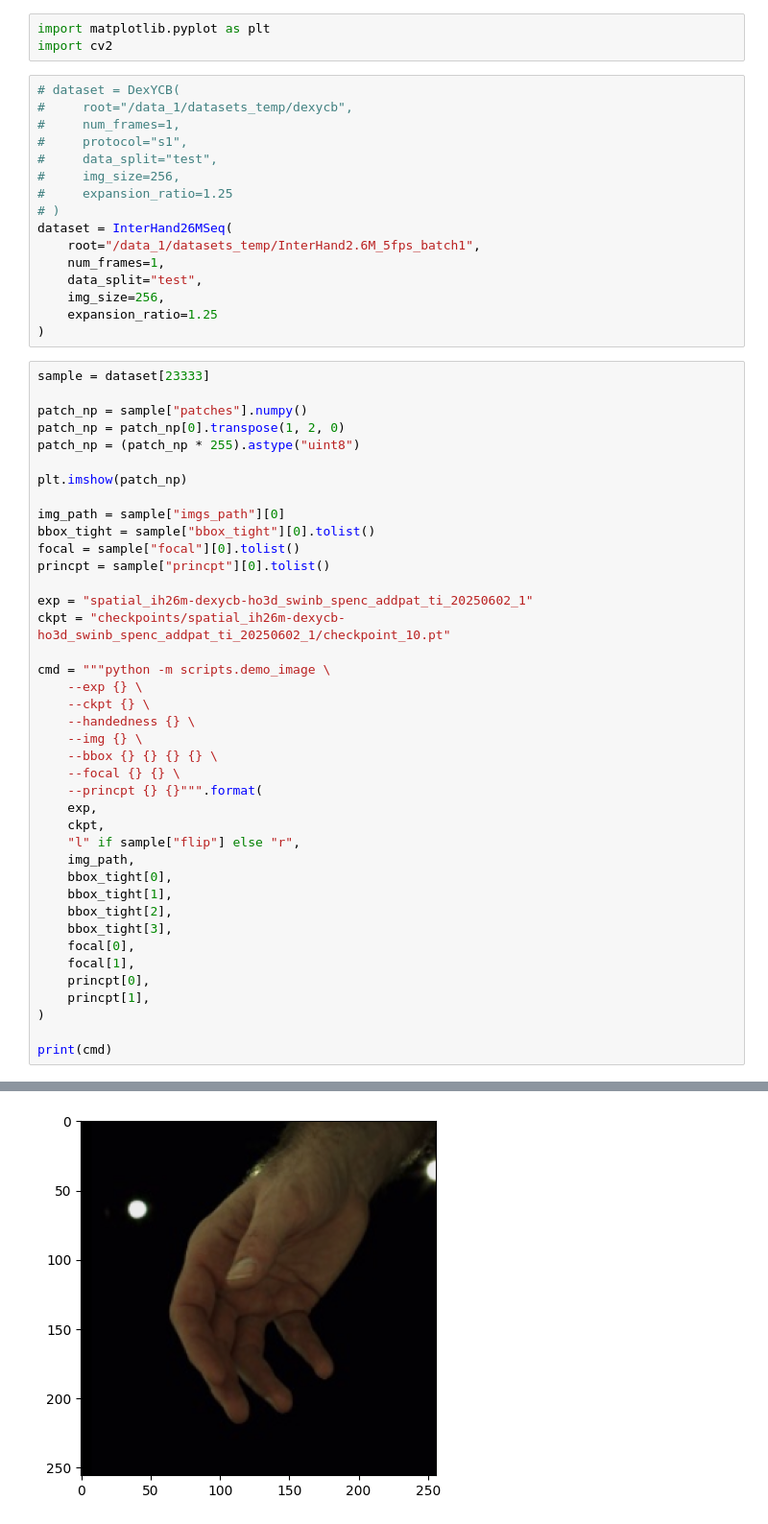
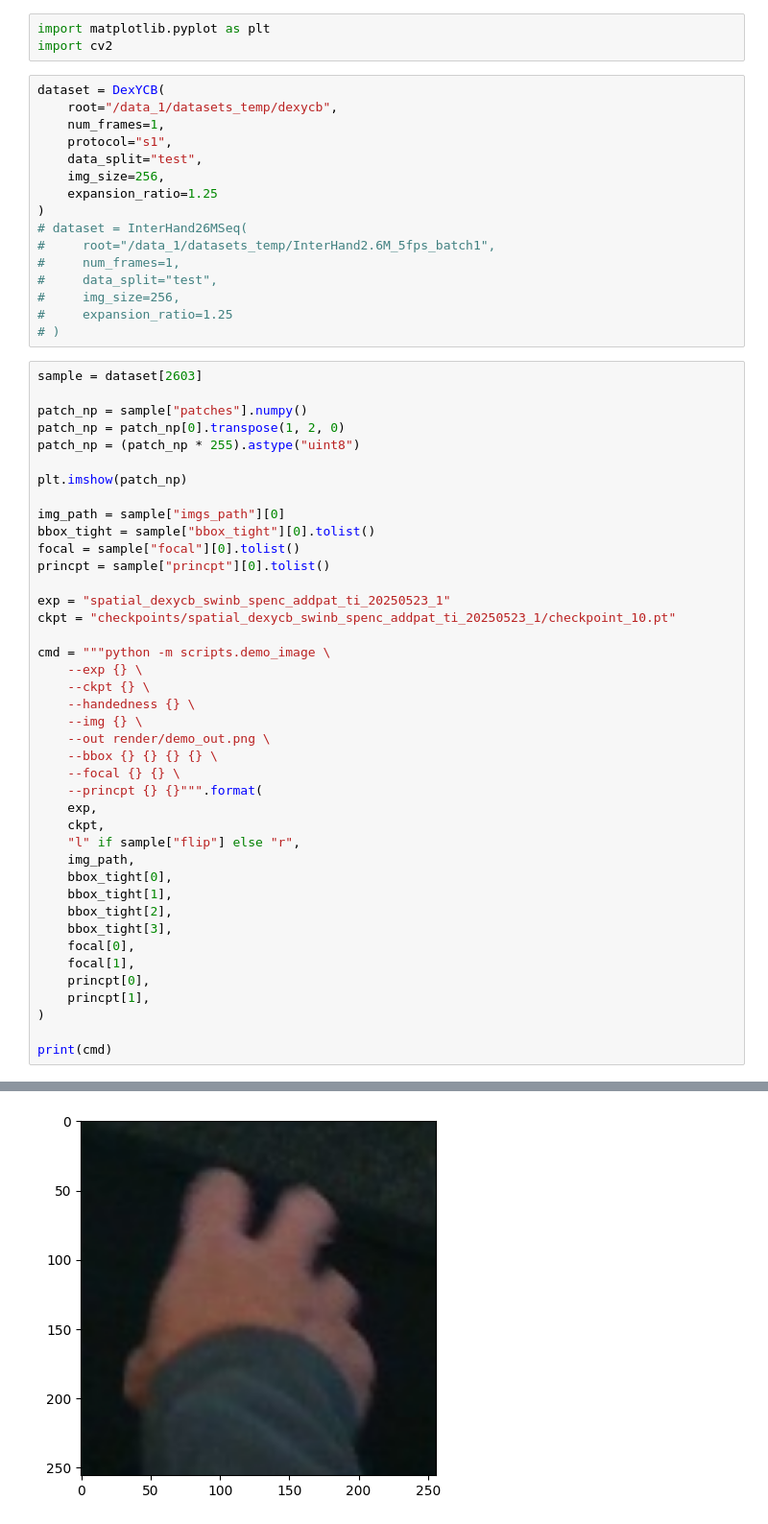
Before and after one commit to Mine268/CS-ViT, a Jupyter notebook: notebook/extract_from_dataset.ipynb, the cells around one changed output, grey strips where cells are left out. Shown at 96% size. Drawn from its saved outputs; the diff is of its cells as text.

```diff
--- a/notebook/extract_from_dataset.ipynb
+++ b/notebook/extract_from_dataset.ipynb
@@ -10,23 +10,23 @@ from cs_vit.dataset import DexYCB, InterHand26MSeq
 import matplotlib.pyplot as plt
 import cv2
 # %%
-# dataset = DexYCB(
-#     root="/data_1/datasets_temp/dexycb",
+dataset = DexYCB(
+    root="/data_1/datasets_temp/dexycb",
+    num_frames=1,
+    protocol="s1",
+    data_split="test",
+    img_size=256,
+    expansion_ratio=1.25
+)
+# dataset = InterHand26MSeq(
+#     root="/data_1/datasets_temp/InterHand2.6M_5fps_batch1",
 #     num_frames=1,
-#     protocol="s1",
 #     data_split="test",
 #     img_size=256,
 #     expansion_ratio=1.25
 # )
-dataset = InterHand26MSeq(
-    root="/data_1/datasets_temp/InterHand2.6M_5fps_batch1",
-    num_frames=1,
-    data_split="test",
-    img_size=256,
-    expansion_ratio=1.25
-)
 # %%
-sample = dataset[23333]
+sample = dataset[2603]
 
 patch_np = sample["patches"].numpy()
 patch_np = patch_np[0].transpose(1, 2, 0)
@@ -39,14 +39,15 @@ bbox_tight = sample["bbox_tight"][0].tolist()
 focal = sample["focal"][0].tolist()
 princpt = sample["princpt"][0].tolist()
 
-exp = "spatial_ih26m-dexycb-ho3d_swinb_spenc_addpat_ti_20250602_1"
-ckpt = "checkpoints/spatial_ih26m-dexycb-ho3d_swinb_spenc_addpat_ti_20250602_1/checkpoint_10.pt"
+exp = "spatial_dexycb_swinb_spenc_addpat_ti_20250523_1"
+ckpt = "checkpoints/spatial_dexycb_swinb_spenc_addpat_ti_20250523_1/checkpoint_10.pt"
 
 cmd = """python -m scripts.demo_image \
     --exp {} \
     --ckpt {} \
     --handedness {} \
     --img {} \
+    --out render/demo_out.png \
     --bbox {} {} {} {} \
     --focal {} {} \
     --princpt {} {}""".format(
@@ -70 +71 @@ python -m scripts.demo_image     --exp spatial_ih26m-dexycb-ho3d_swinb_spenc_add
-[figure, old version]
+[figure, new version]
```
Also changed, not shown: parts of 1 cell of this notebook, 1 other file.
